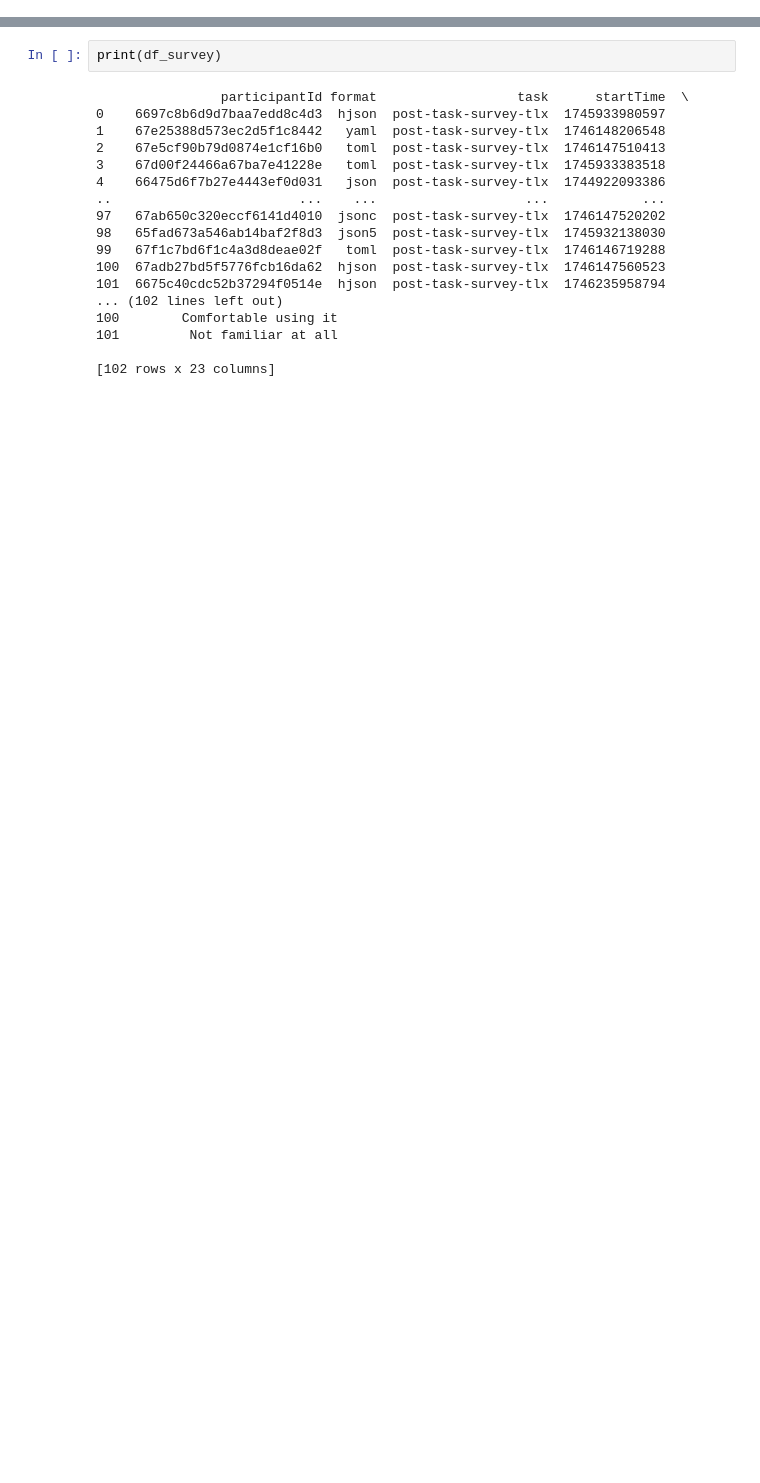
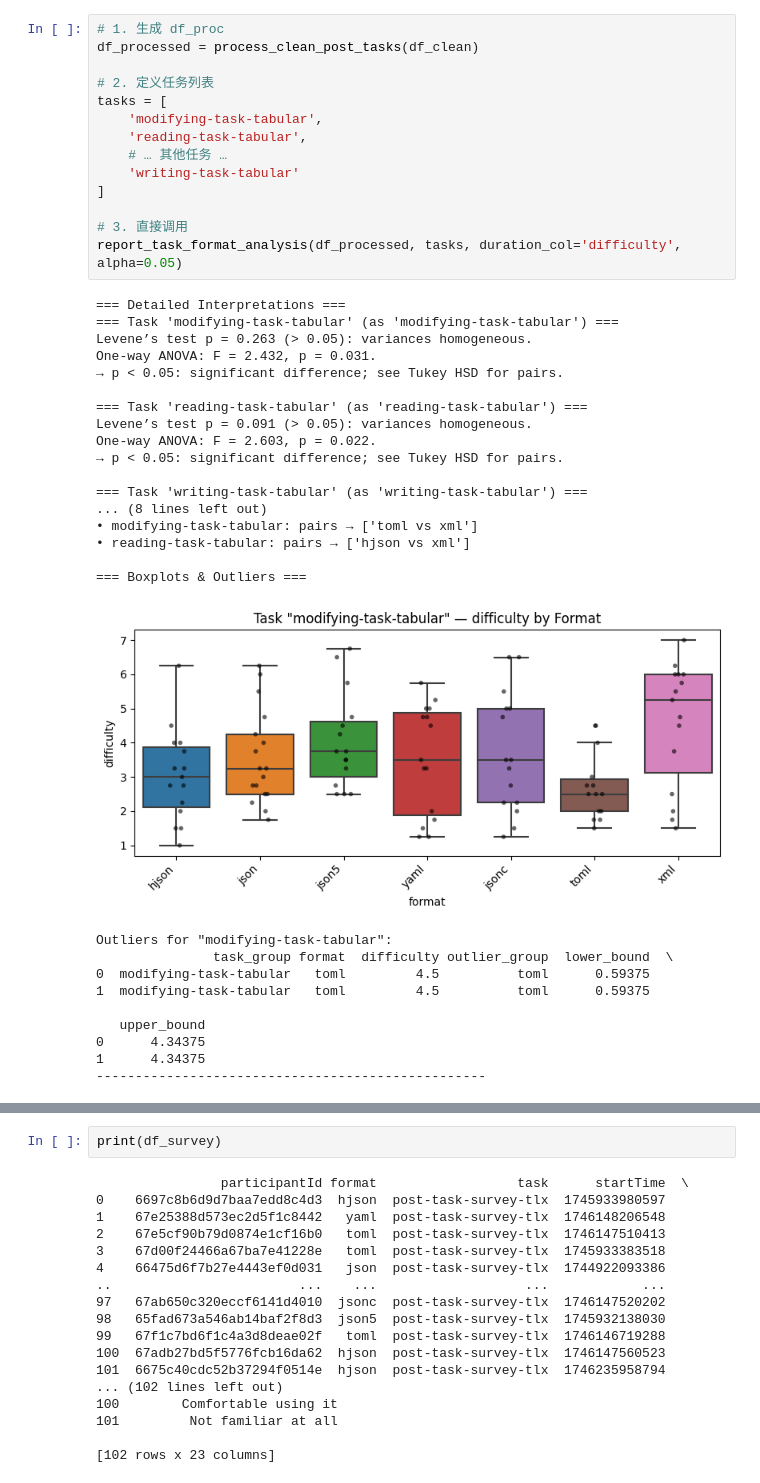
Before and after one commit to shiyihe-neko/usability_analysis, a Jupyter notebook: survey_analysis.ipynb, the cells around one changed output, grey strips where cells are left out. Saved outputs shown, nothing was run; the diff lists cells and outputs as text; blank space fills up the shorter version.

```diff
--- a/survey_analysis.ipynb
+++ b/survey_analysis.ipynb
@@ -119,0 +597,42 @@ fig.show()
+# %%
+# 1. 生成 df_proc
+df_processed = process_clean_post_tasks(df_clean)
+
+# 2. 定义任务列表
+tasks = [
+    'modifying-task-tabular',
+    'reading-task-tabular',
+    # … 其他任务 …
+    'writing-task-tabular'
+]
+
+# 3. 直接调用
+report_task_format_analysis(df_processed, tasks, duration_col='difficulty', alpha=0.05)
+# %% [output]
+=== Detailed Interpretations ===
+=== Task 'modifying-task-tabular' (as 'modifying-task-tabular') ===
+Levene’s test p = 0.263 (> 0.05): variances homogeneous.
+One-way ANOVA: F = 2.432, p = 0.031.
+→ p < 0.05: significant difference; see Tukey HSD for pairs.
+
+=== Task 'reading-task-tabular' (as 'reading-task-tabular') ===
+Levene’s test p = 0.091 (> 0.05): variances homogeneous.
+One-way ANOVA: F = 2.603, p = 0.022.
+→ p < 0.05: significant difference; see Tukey HSD for pairs.
+
+=== Task 'writing-task-tabular' (as 'writing-task-tabular') ===
+... (8 lines left out)
+• modifying-task-tabular: pairs → ['toml vs xml']
+• reading-task-tabular: pairs → ['hjson vs xml']
+
+=== Boxplots & Outliers ===
+[figure, added]
+Outliers for "modifying-task-tabular":
+               task_group format  difficulty outlier_group  lower_bound  \
+0  modifying-task-tabular   toml         4.5          toml      0.59375
+1  modifying-task-tabular   toml         4.5          toml      0.59375
+
+   upper_bound
+0      4.34375
+1      4.34375
+--------------------------------------------------
```
Also changed, not shown: parts of 14 cells of this notebook, 7 other files.
